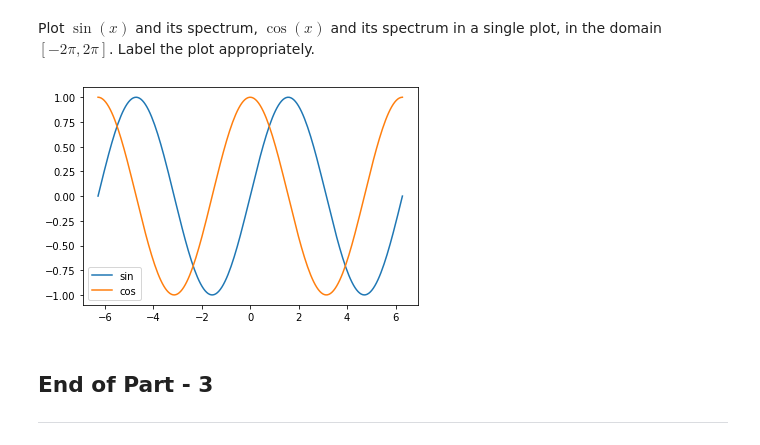
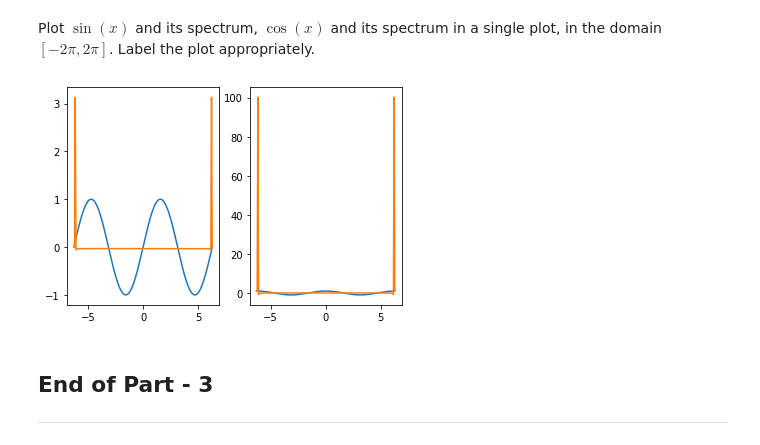
Before and after one commit to krucx/SHALA2020, a Jupyter notebook: Copy_of_Assignment_1_DS.ipynb, the cells around one changed output. Cells and saved outputs as stored; diff of their text form; code cells hidden in the pictures.

```diff
--- a/Copy_of_Assignment_1_DS.ipynb
+++ b/Copy_of_Assignment_1_DS.ipynb
@@ -412,15 +412,21 @@ plt.show()
 # %% [markdown]
 Plot $\sin(x)$ and its spectrum, $\cos(x)$ and its spectrum in a single plot, in the domain $[-2\pi,2\pi]$. Label the plot appropriately.
 # %%
+plt.figure()
 x = np.linspace(-2*np.pi,2*np.pi,200)
+plt.subplot(1,2,1)
 y1 = np.sin(x)
+fftsin = np.fft.fft(y1)
+plt.plot(x,y1,label='sin')
+plt.plot(x,fftsin,label='fft')
+plt.subplot(1,2,2)
 y2 = np.cos(x)
-plt.plot(x,y1,label="sin")
-plt.plot(x,y2,label="cos")
-plt.legend()
+fftcos = np.fft.fft(y2)
+plt.plot(x,y2,label='cos')
+plt.plot(x,fftcos,label='fft')
 plt.show()
 # %% [output]
-[figure, old version]
+[figure, new version]
 # %% [markdown]
 ## End of Part - 3
 ---
```
Also changed, not shown: parts of 1 cell of this notebook.
